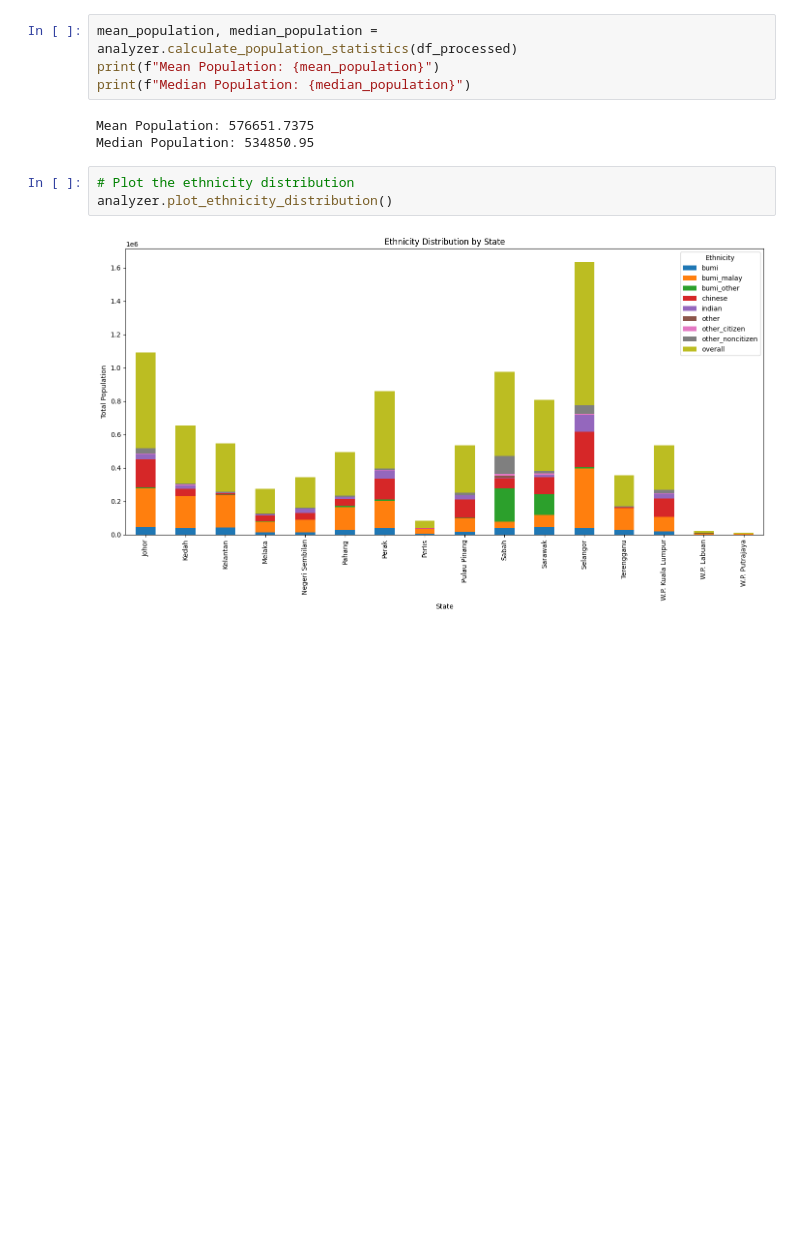
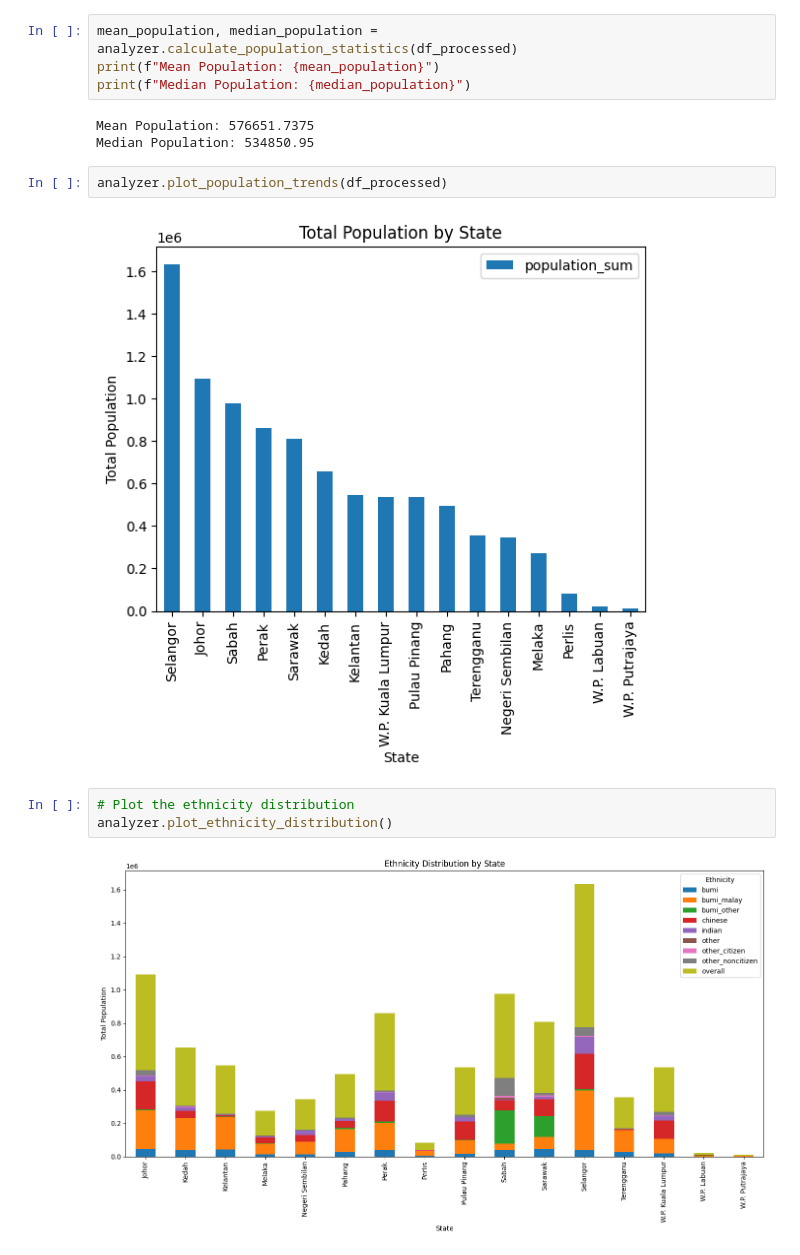
Before and after one commit to TehJunYuan/Python_Project, a Jupyter notebook: PopulationTrendsByAgeAndState latest.ipynb, the cells around one changed output. Cells and saved outputs as stored; diff of their text form; blank space fills up the shorter version.

```diff
--- a/PopulationTrendsByAgeAndState latest.ipynb
+++ b/PopulationTrendsByAgeAndState latest.ipynb
@@ -281,6 +279,10 @@ print(f"Median Population: {median_population}")
 # %% [output]
 Mean Population: 576651.7375
 Median Population: 534850.95
+# %%
+analyzer.plot_population_trends(df_processed)
+# %% [output]
+[figure, added]
 # %%
 # Plot the ethnicity distribution
 analyzer.plot_ethnicity_distribution()
```
Also changed, not shown: parts of 8 cells of this notebook.
